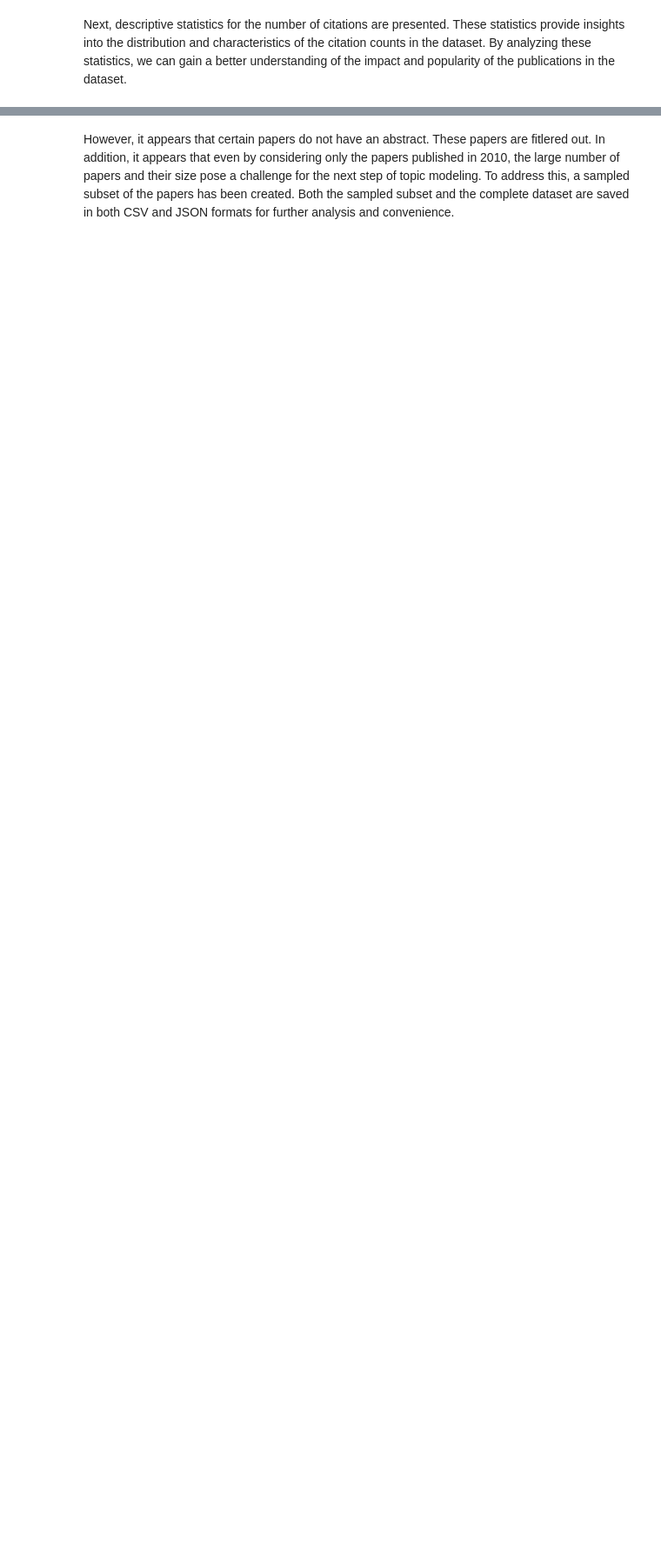
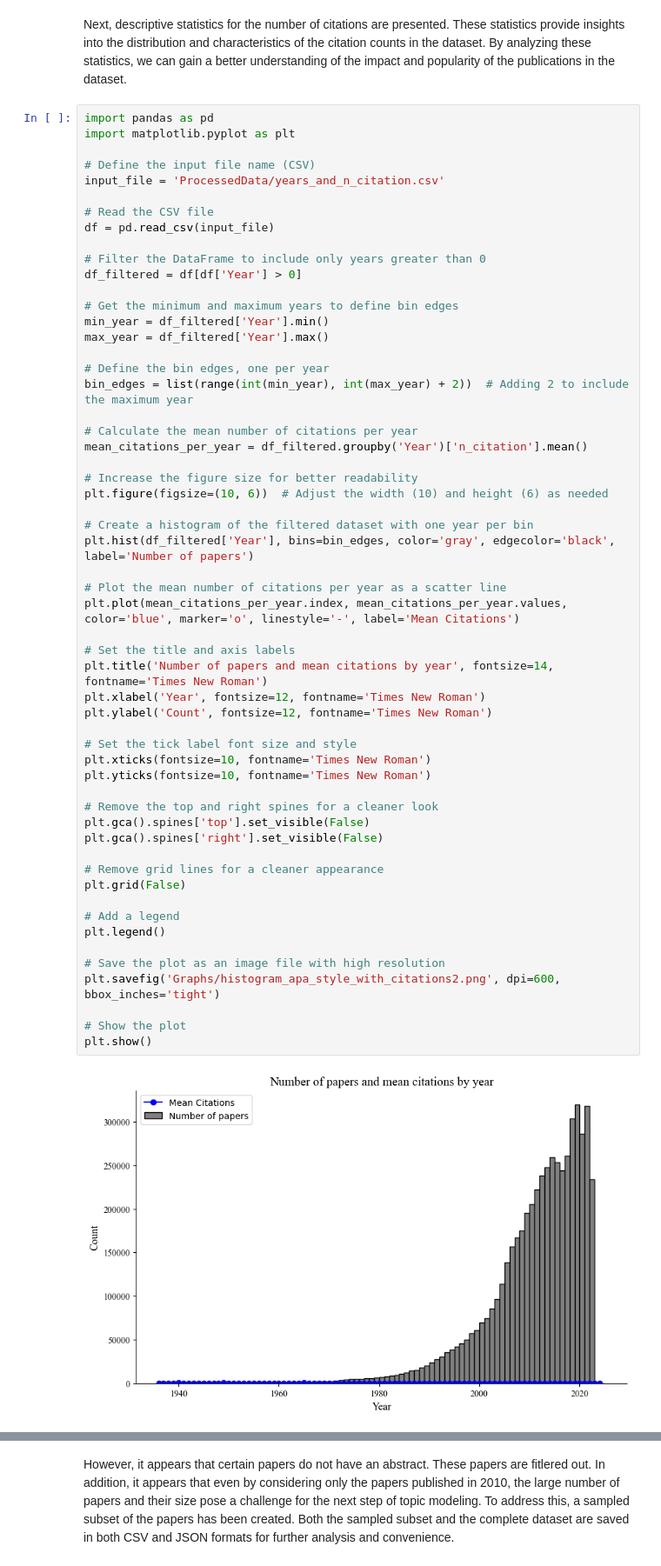
Before and after one commit to inrushtheone/VUBMasterThsis, a Jupyter notebook: Step1_ExploreOriginalData.ipynb, the cells around one changed output, grey strips where cells are left out. Shown: that part at 87% size. Drawn from its saved outputs; the diff is of its cells as text; blank space fills up the shorter version.

```diff
--- a/Step1_ExploreOriginalData.ipynb
+++ b/Step1_ExploreOriginalData.ipynb
@@ -195,3 +195,61 @@ plt.show()
 # %% [markdown]
 
 Next, descriptive statistics for the number of citations are presented. These statistics provide insights into the distribution and characteristics of the citation counts in the dataset. By analyzing these statistics, we can gain a better understanding of the impact and popularity of the publications in the dataset.
+# %%
+import pandas as pd
+import matplotlib.pyplot as plt
+
+# Define the input file name (CSV)
+input_file = 'ProcessedData/years_and_n_citation.csv'
+
+# Read the CSV file
+df = pd.read_csv(input_file)
+
+# Filter the DataFrame to include only years greater than 0
+df_filtered = df[df['Year'] > 0]
+
+# Get the minimum and maximum years to define bin edges
+min_year = df_filtered['Year'].min()
+max_year = df_filtered['Year'].max()
+
+# Define the bin edges, one per year
+bin_edges = list(range(int(min_year), int(max_year) + 2))  # Adding 2 to include the maximum year
+
+# Calculate the mean number of citations per year
+mean_citations_per_year = df_filtered.groupby('Year')['n_citation'].mean()
+
+# Increase the figure size for better readability
+plt.figure(figsize=(10, 6))  # Adjust the width (10) and height (6) as needed
+
+# Create a histogram of the filtered dataset with one year per bin
+plt.hist(df_filtered['Year'], bins=bin_edges, color='gray', edgecolor='black', label='Number of papers')
+
+# Plot the mean number of citations per year as a scatter line
+plt.plot(mean_citations_per_year.index, mean_citations_per_year.values, color='blue', marker='o', linestyle='-', label='Mean Citations')
+
+# Set the title and axis labels
+plt.title('Number of papers and mean citations by year', fontsize=14, fontname='Times New Roman')
+plt.xlabel('Year', fontsize=12, fontname='Times New Roman')
+plt.ylabel('Count', fontsize=12, fontname='Times New Roman')
+
+# Set the tick label font size and style
+plt.xticks(fontsize=10, fontname='Times New Roman')
+plt.yticks(fontsize=10, fontname='Times New Roman')
+
+# Remove the top and right spines for a cleaner look
+plt.gca().spines['top'].set_visible(False)
+plt.gca().spines['right'].set_visible(False)
+
+# Remove grid lines for a cleaner appearance
+plt.grid(False)
+
+# Add a legend
+plt.legend()
+
+# Save the plot as an image file with high resolution
+plt.savefig('Graphs/histogram_apa_style_with_citations2.png', dpi=600, bbox_inches='tight')
+
+# Show the plot
+plt.show()
+# %% [output]
+[figure, added]
```
Also changed, not shown: parts of 5 cells of this notebook.
